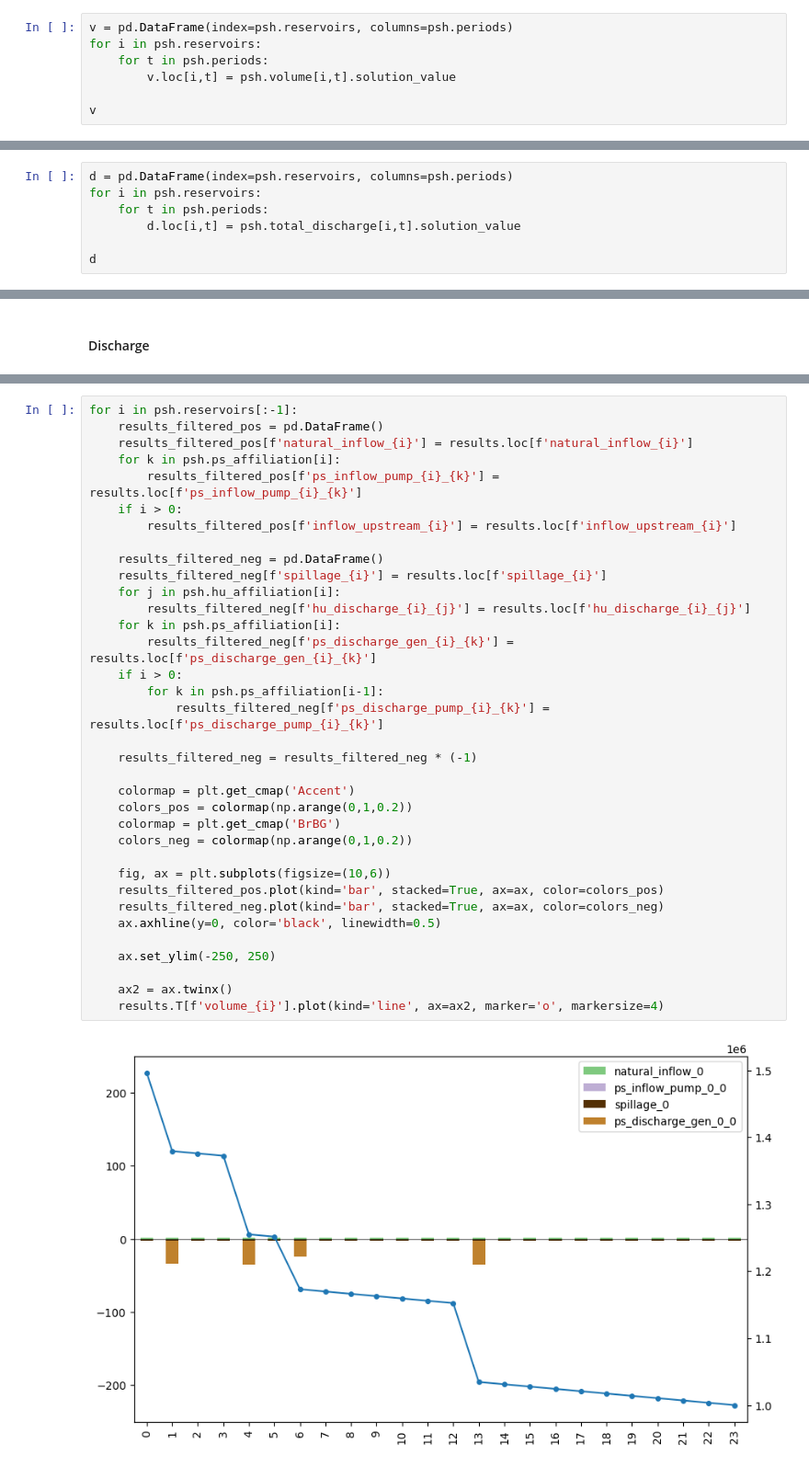
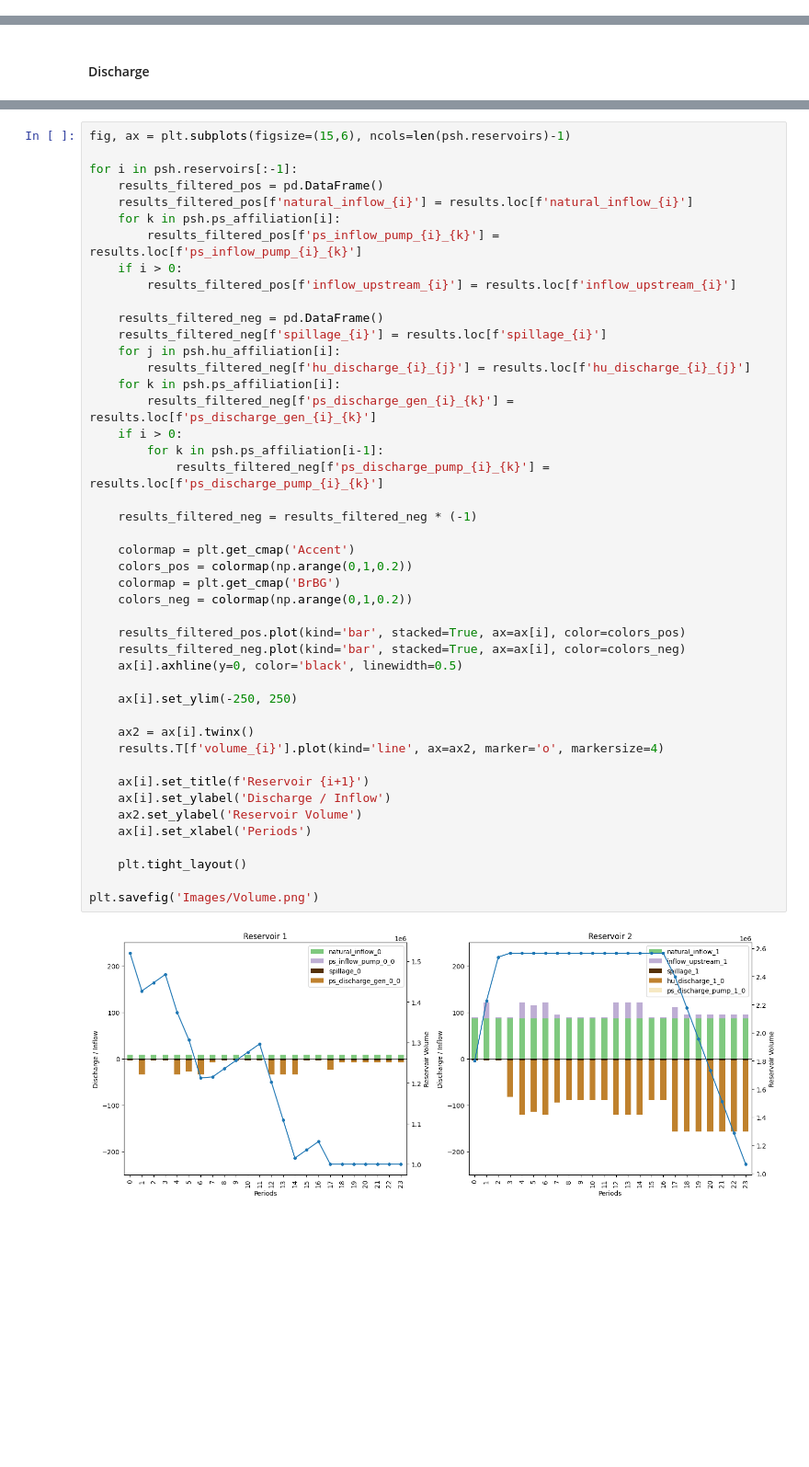
Before and after one commit to FredericWeiss/Seminar-Thesis, a Jupyter notebook: psh.ipynb, the cells around one changed output, grey strips where cells are left out. Shown at 92% size. Drawn from its saved outputs; the diff is of its cells as text; blank space fills up the shorter version.

```diff
--- a/psh.ipynb
+++ b/psh.ipynb
@@ -439,7 +433,0 @@ gap     = 0.00999998%
-# %%
-v = pd.DataFrame(index=psh.reservoirs, columns=psh.periods)
-for i in psh.reservoirs:
-    for t in psh.periods:
-        v.loc[i,t] = psh.volume[i,t].solution_value
-
-v
@@ -451,7 +433,0 @@ v
-# %%
-d = pd.DataFrame(index=psh.reservoirs, columns=psh.periods)
-for i in psh.reservoirs:
-    for t in psh.periods:
-        d.loc[i,t] = psh.total_discharge[i,t].solution_value
-
-d
@@ -826,37 +761,47 @@ Text(0.5, 0, 'Projected Price')
 # %%
+fig, ax = plt.subplots(figsize=(15,6), ncols=len(psh.reservoirs)-1)
+
 for i in psh.reservoirs[:-1]:
     results_filtered_pos = pd.DataFrame()
     results_filtered_pos[f'natural_inflow_{i}'] = results.loc[f'natural_inflow_{i}']
     for k in psh.ps_affiliation[i]:
         results_filtered_pos[f'ps_inflow_pump_{i}_{k}'] = results.loc[f'ps_inflow_pump_{i}_{k}']
     if i > 0:
         results_filtered_pos[f'inflow_upstream_{i}'] = results.loc[f'inflow_upstream_{i}']
 
     results_filtered_neg = pd.DataFrame()
     results_filtered_neg[f'spillage_{i}'] = results.loc[f'spillage_{i}']
     for j in psh.hu_affiliation[i]:
         results_filtered_neg[f'hu_discharge_{i}_{j}'] = results.loc[f'hu_discharge_{i}_{j}']
     for k in psh.ps_affiliation[i]:
         results_filtered_neg[f'ps_discharge_gen_{i}_{k}'] = results.loc[f'ps_discharge_gen_{i}_{k}']
     if i > 0:
         for k in psh.ps_affiliation[i-1]:
             results_filtered_neg[f'ps_discharge_pump_{i}_{k}'] = results.loc[f'ps_discharge_pump_{i}_{k}']
 
     results_filtered_neg = results_filtered_neg * (-1)
 
     colormap = plt.get_cmap('Accent')
     colors_pos = colormap(np.arange(0,1,0.2))
     colormap = plt.get_cmap('BrBG')
     colors_neg = colormap(np.arange(0,1,0.2))
 
-    fig, ax = plt.subplots(figsize=(10,6))
-    results_filtered_pos.plot(kind='bar', stacked=True, ax=ax, color=colors_pos)
-    results_filtered_neg.plot(kind='bar', stacked=True, ax=ax, color=colors_neg)
-    ax.axhline(y=0, color='black', linewidth=0.5)
+    results_filtered_pos.plot(kind='bar', stacked=True, ax=ax[i], color=colors_pos)
+    results_filtered_neg.plot(kind='bar', stacked=True, ax=ax[i], color=colors_neg)
+    ax[i].axhline(y=0, color='black', linewidth=0.5)
 
-    ax.set_ylim(-250, 250)
+    ax[i].set_ylim(-250, 250)
 
-    ax2 = ax.twinx()
+    ax2 = ax[i].twinx()
     results.T[f'volume_{i}'].plot(kind='line', ax=ax2, marker='o', markersize=4)
+
+    ax[i].set_title(f'Reservoir {i+1}')
+    ax[i].set_ylabel('Discharge / Inflow')
+    ax2.set_ylabel('Reservoir Volume')
+    ax[i].set_xlabel('Periods')
+
+    plt.tight_layout()
+
+plt.savefig('Images/Volume.png')
 # %% [output]
-[figure, old version]
+[figure, new version]
```
Also changed, not shown: parts of 23 cells of this notebook, 3 other files.
